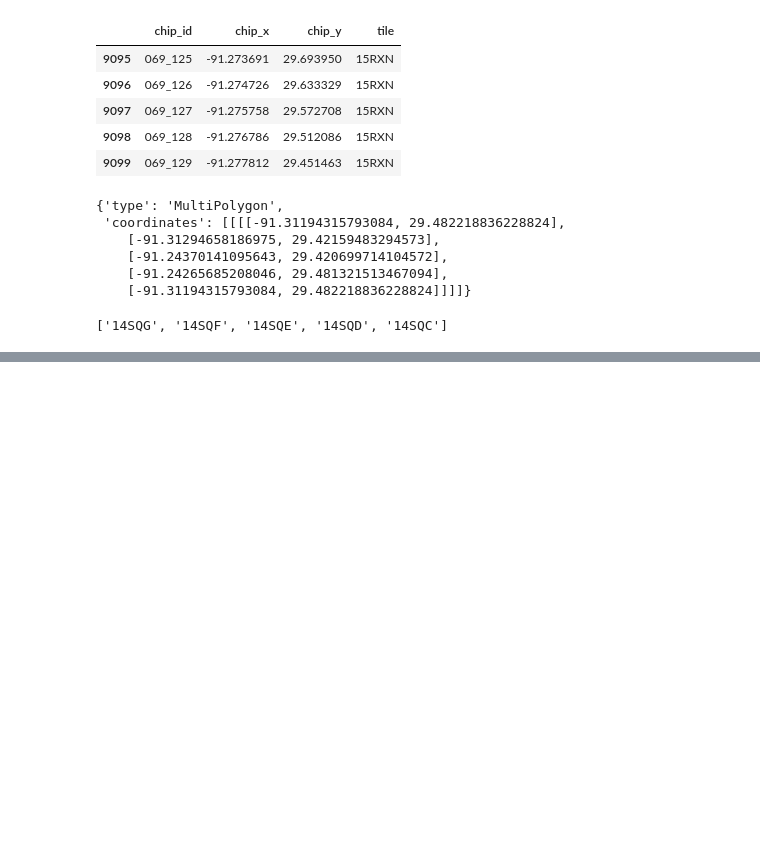
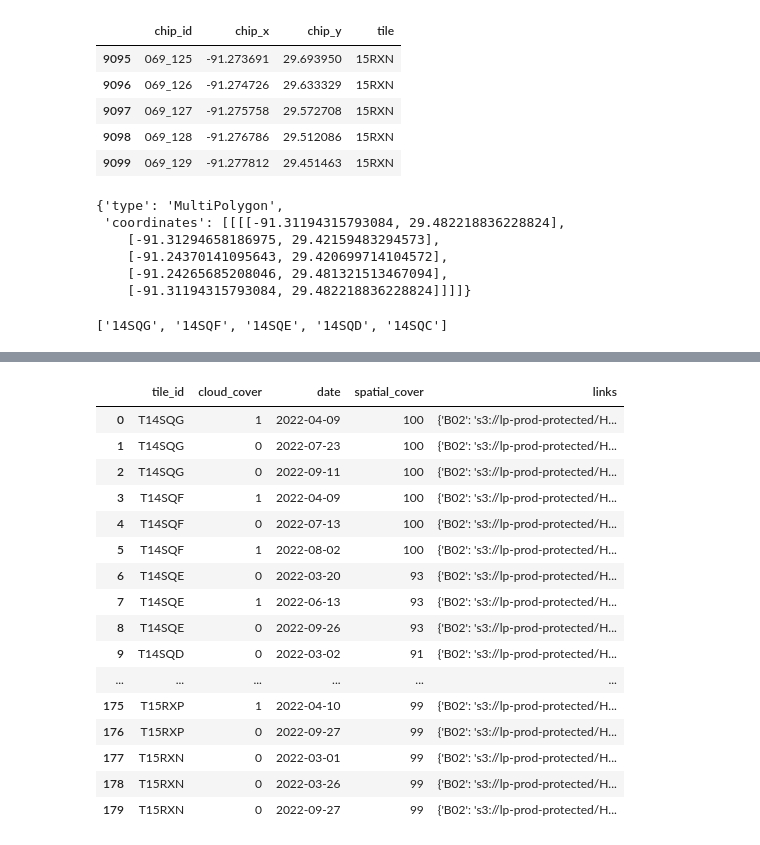
Before and after one commit to ClarkCGA/cloud-gap-filling-td, a Jupyter notebook: HLSTest/HLSV2.ipynb, the cells around one changed output, grey strips where cells are left out. Drawn from its saved outputs; the diff is of its cells as text; code cells hidden in the pictures; blank space fills up the shorter version.

```diff
--- a/HLSTest/HLSV2.ipynb
+++ b/HLSTest/HLSV2.ipynb
@@ -77,7 +76,7 @@ chip_qa_dir = root_path + 'chips_qa/'
 
 #####  END OPTIONS  #####
 # %%
-with open("/home/t3_data/chip_bbox.geojson", "r") as file:
+with open(chip_file, "r") as file:
     chips = json.load(file)
 
 chip_ids = []
@@ -210,0 +254,58 @@ tile_df
+# %%
+def spatial_filtering (dataframe):
+    """
+        Using spatial coverage percentage to filter chips
+
+        Args:
+            dataframe: A pandas dataframe that generated previously
+    """
+    cover_list = [100, 90, 80, 70, 60, 50]
+    tile_list_ft = []
+    tile_list = dataframe.tile_id.unique().tolist()
+
+    for tile in tqdm(tile_list):
+        temp_df = dataframe[dataframe.tile_id == tile]
+        for cover_pct in cover_list:
+
+            temp_df_filtered = temp_df[temp_df.spatial_cover >= cover_pct]
+            if len(temp_df_filtered) >= 3:
+                for i in range(len(temp_df_filtered)):
+                    tile_list_ft.append(temp_df_filtered.iloc[i])
+                break
+
+    tile_df_filtered = pd.DataFrame(tile_list_ft)
+    return tile_df_filtered
+# %%
+# check_spatial_cover(tile_df, 90)
+cover_df = spatial_filtering(tile_df)
+# %%
+def select_scenes(dataframe):
+    select_tiles = []
+    tile_list = dataframe.tile_id.unique().tolist()
+
+    for tile in tqdm(tile_list):
+        temp_df = dataframe[dataframe.tile_id == tile].sort_values('date').reset_index(drop=True)
+        select_tiles.extend([temp_df.iloc[0], temp_df.iloc[len(temp_df) // 2], temp_df.iloc[-1]])
+
+    return pd.DataFrame(select_tiles).reset_index(drop=True)
+# %%
+selected_tiles = select_scenes(cover_df)
+selected_tiles
+# %% [output]
+|  | tile_id | cloud_cover | date | spatial_cover | links |
+| 0 | T14SQG | 1 | 2022-04-09 | 100 | {'B02': 's3://lp-prod-protected/H... |
+| 1 | T14SQG | 0 | 2022-07-23 | 100 | {'B02': 's3://lp-prod-protected/H... |
+| 2 | T14SQG | 0 | 2022-09-11 | 100 | {'B02': 's3://lp-prod-protected/H... |
+| 3 | T14SQF | 1 | 2022-04-09 | 100 | {'B02': 's3://lp-prod-protected/H... |
+| 4 | T14SQF | 0 | 2022-07-13 | 100 | {'B02': 's3://lp-prod-protected/H... |
+| 5 | T14SQF | 1 | 2022-08-02 | 100 | {'B02': 's3://lp-prod-protected/H... |
+| 6 | T14SQE | 0 | 2022-03-20 | 93 | {'B02': 's3://lp-prod-protected/H... |
+| 7 | T14SQE | 1 | 2022-06-13 | 93 | {'B02': 's3://lp-prod-protected/H... |
+| 8 | T14SQE | 0 | 2022-09-26 | 93 | {'B02': 's3://lp-prod-protected/H... |
+| 9 | T14SQD | 0 | 2022-03-02 | 91 | {'B02': 's3://lp-prod-protected/H... |
+| ... | ... | ... | ... | ... | ... |
+| 175 | T15RXP | 1 | 2022-04-10 | 99 | {'B02': 's3://lp-prod-protected/H... |
+| 176 | T15RXP | 0 | 2022-09-27 | 99 | {'B02': 's3://lp-prod-protected/H... |
+| 177 | T15RXN | 0 | 2022-03-01 | 99 | {'B02': 's3://lp-prod-protected/H... |
+| 178 | T15RXN | 0 | 2022-03-26 | 99 | {'B02': 's3://lp-prod-protected/H... |
+| 179 | T15RXN | 0 | 2022-09-27 | 99 | {'B02': 's3://lp-prod-protected/H... |
```
Also changed, not shown: parts of 8 cells of this notebook.
